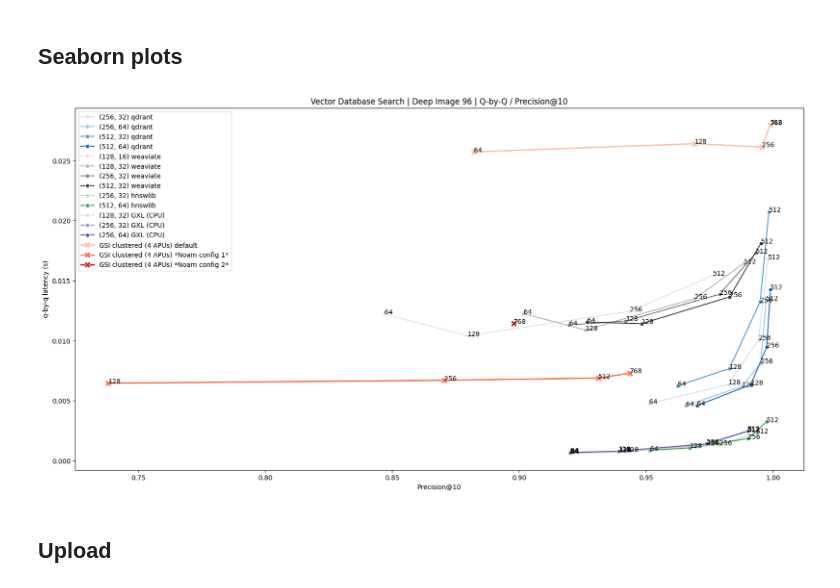
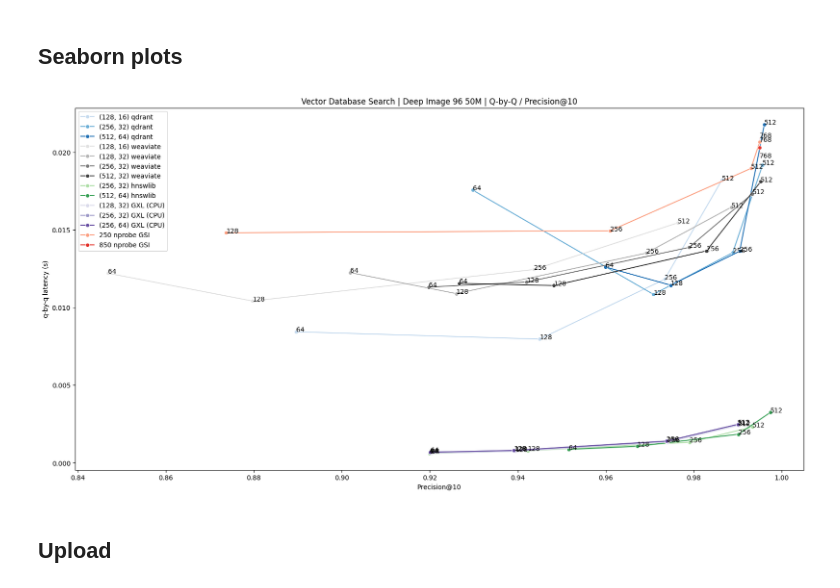
Before and after one commit to qdrant/vector-db-benchmark, a Jupyter notebook: results.ipynb, the cells around one changed output. Cells and saved outputs as stored; diff of their text form; code cells hidden in the pictures.

Commit message:
added configs for GSI cluster search experiments added more graphs to the results jupyter notebook

```diff
--- a/results.ipynb
+++ b/results.ipynb
@@ -96,7 +106,10 @@ def parse_qdrant_search(fname):
     if tmp[6].isnumeric():
         m, efc, dataset, dim = int(tmp[2]), int(tmp[4]), tmp[5], int(tmp[6])
     else:
-        m, efc, dataset, dim = int(tmp[2]), int(tmp[4]), f"{tmp[5]}-{tmp[6]}", int(tmp[7])
+        if tmp[9][0].isnumeric():
+            m, efc, dataset, dim = int(tmp[2]), int(tmp[4]), f"{tmp[5]}-{tmp[6]}-{tmp[9]}", int(tmp[7])
+        else:
+            m, efc, dataset, dim = int(tmp[2]), int(tmp[4]), f"{tmp[5]}-{tmp[6]}-10M", int(tmp[7])
     row = {'vdb': 'qdrant', 'm':m, 'efc': efc, 'dataset': dataset, 'dim': dim, 'mode': mode}
 
     # json file parse
@@ -108,7 +121,7 @@ def parse_qdrant_search(fname):
     return row
 # %%
 # create GSI search results dataframe
-columns = ['vdb', 'search_type', 'nbits', 'dataset', 'dim', 'm', 'efc', 'ef', 'new', 'total_time', 'mean_time',\
+columns = ['vdb', 'search_type', 'nbits', 'dataset', 'dim', 'm', 'efc', 'ef', 'nprobe', 'nprobe_rerank', 'hammingk', 'new', 'total_time', 'mean_time',\
              'mean_precisions', 'std_time', 'min_time', 'max_time', 'rps', 'p95_time', 'p99_time',\
              'precisions', 'latencies']
 gsi_df = pd.DataFrame(columns=columns)
@@ -119,7 +132,7 @@ gsi_df = gsi_df.astype({'m': float, 'efc': float, 'ef': float, 'dim': int, 'mean
 gsi_df = gsi_df.astype({'m': 'Int64', 'efc': 'Int64', 'ef': 'Int64'})
 gsi_df = gsi_df.sort_values(by=['search_type', 'dataset', 'dim', 'nbits']).reset_index(drop=True)
 gsi_df.new = gsi_df.new.fillna(False)
-gsi_df = gsi_df.astype({'new': 'Int64'})
+gsi_df = gsi_df.astype({'new': 'Int64', 'nprobe': 'Int64', 'nprobe_rerank': 'Int64', 'hammingk': 'Int64'})
 gsi_df.new[9] = 2
 # %%
 # create weaviate search results dataframe
@@ -166,15 +180,17 @@ gxl_df = gxl_df.sort_values(['m', 'efc', 'ef']).reset_index(drop=True)
 # %%
 parallels = [1, 0]
 dim = 96
+size = "50M"
+nprobes = [250, 850]
 
 qdrant_copy = qdrant_df.copy()
-qdrant_copy = qdrant_copy[(qdrant_copy.dim == dim) & (qdrant_copy.parallel.isin(parallels))]
+qdrant_copy = qdrant_copy[(qdrant_copy.dim == dim) & (qdrant_copy.parallel.isin(parallels)) & (qdrant_copy.dataset.str.contains(size))]
 weav_copy = weav_df.copy()
 weav_copy = weav_copy[(weav_copy.dim == dim) & (weav_copy.parallel.isin(parallels))]
 hnsw_copy = hnsw_df.copy()
 hnsw_copy = hnsw_copy[(hnsw_copy.dim == dim) & (hnsw_copy.parallel.isin(parallels))]
 gsi_copy = gsi_df.copy()
-gsi_copy = gsi_copy[(gsi_copy.dim == dim)]
+gsi_copy = gsi_copy[(gsi_copy.dim == dim) & (gsi_copy.nprobe.isin(nprobes)) & (gsi_copy.dataset.str.contains(size))]
 gxl_copy = gxl_df.copy()
 gxl_copy = gxl_copy[(gxl_copy.dim == dim) & (gxl_copy.parallel.isin(parallels))]
 # %%
@@ -193,9 +209,9 @@ qdrant_configs = qdrant_copy.groupby(["efc", "m"]).count().index.to_list()
 weav_configs = weav_copy.groupby(["efc", "m"]).count().index.to_list()
 hnsw_configs = hnsw_copy.groupby(["efc", "m"]).count().index.to_list()
 gxl_configs = gxl_copy.groupby(["efc", "m"]).count().index.to_list()
-gsi_configs = gsi_copy.groupby("nbits").count().index.to_list()
+gsi_configs = gsi_copy.groupby("nprobe").count().index.to_list()
 
-ax.set_title("Vector Database Search | Deep Image 96 | Q-by-Q / Precision@10")
+ax.set_title(f"Vector Database Search | Deep Image 96 {size} | Q-by-Q / Precision@10")
 ax.set_xlabel("Precision@10")
 ax.set_ylabel("q-by-q latency (s)")
 
@@ -205,41 +221,40 @@ for ef, x, y in zip(qdrant_copy.hnsw_ef, qdrant_copy.mean_precisions, qdrant_cop
     plt.annotate(ef, (x, y))
 
 palette = sns.color_palette("Greys", len(weav_configs))
 sns.lineplot(data=weav_copy, x="mean_precisions", y="mean_time", hue=weav_copy[["efc", "m"]].apply(tuple, axis=1), marker="o", palette=palette)
 for ef, x, y in zip(weav_copy.ef, weav_copy.mean_precisions, weav_copy.mean_time):
     plt.annotate(ef, (x, y))
 
 palette = sns.color_palette("Greens", len(hnsw_configs))
 sns.lineplot(data=hnsw_copy, x="mean_precisions", y="mean_time", hue=hnsw_copy[["efc", "m"]].apply(tuple, axis=1), marker="o", palette=palette)
 for ef, x, y in zip(hnsw_copy.ef, hnsw_copy.mean_precisions, hnsw_copy.mean_time):
     plt.annotate(ef, (x,y))
 
 palette = sns.color_palette("Purples", len(gxl_configs))
 sns.lineplot(data=gxl_copy, x="mean_precisions", y="mean_time", hue=gxl_copy[["efc", "m"]].apply(tuple, axis=1), marker="o", palette=palette)
 for ef, x, y in zip(gxl_copy.ef, gxl_copy.mean_precisions, gxl_copy.mean_time):
     plt.annotate(ef, (x,y))
 
-palette = sns.color_palette("Reds", len(gsi_copy['new'].unique()))
-sns.lineplot(data=gsi_copy, x="mean_precisions", y="mean_time", hue=gsi_copy[["new"]].apply(tuple, axis=1), marker="X", palette=palette, linewidth=2, markersize=10)
-for nbits, x, y in zip(gsi_copy.nbits, gsi_copy.mean_precisions, gsi_copy.mean_time):
-    plt.annotate(nbits, (x, y))
+palette = sns.color_palette("Reds", len(gsi_configs))
+sns.lineplot(data=gsi_copy, x="mean_precisions", y="mean_time", hue=gsi_copy[["nprobe"]].apply(tuple, axis=1), marker="o", palette=palette)
+for _, row in gsi_copy.iterrows():
+    plt.annotate(row.nbits, (row.mean_precisions, row.mean_time))
+
 
 leg = ax.legend(loc='upper left')
 curr = 0
 [x.set_text(x.get_text() + ' qdrant') for x in leg.get_texts()[:len(qdrant_configs)]]
 curr += len(qdrant_configs)
 [x.set_text(x.get_text() + ' weaviate') for x in leg.get_texts()[curr:curr + len(weav_configs)]]
 curr += len(weav_configs)
 [x.set_text(x.get_text() + ' hnswlib') for x in leg.get_texts()[curr:curr + len(hnsw_configs)]]
 curr += len(hnsw_configs)
 [x.set_text(x.get_text() + ' GXL (CPU)') for x in leg.get_texts()[curr:curr + len(gxl_configs)]]
-[x.set_text('GSI clustered (4 APUs) default') for x in leg.get_texts()[-3:-2]]
-[x.set_text('GSI clustered (4 APUs) *Noam config 1*') for x in leg.get_texts()[-2:-1]]
-[x.set_text('GSI clustered (4 APUs) *Noam config 2*') for x in leg.get_texts()[-1:]]
-
+curr += len(gxl_configs)
+[x.set_text(x.get_text()[1:4] + ' nprobe GSI') for x in leg.get_texts()[curr:curr + len(gsi_configs)]]
 
 fig.show()
 # %% [output]
-[figure, old version]
+[figure, new version]
 # %% [markdown]
 ## Upload
```
Also changed, not shown: parts of 12 cells of this notebook, 4 other files.
